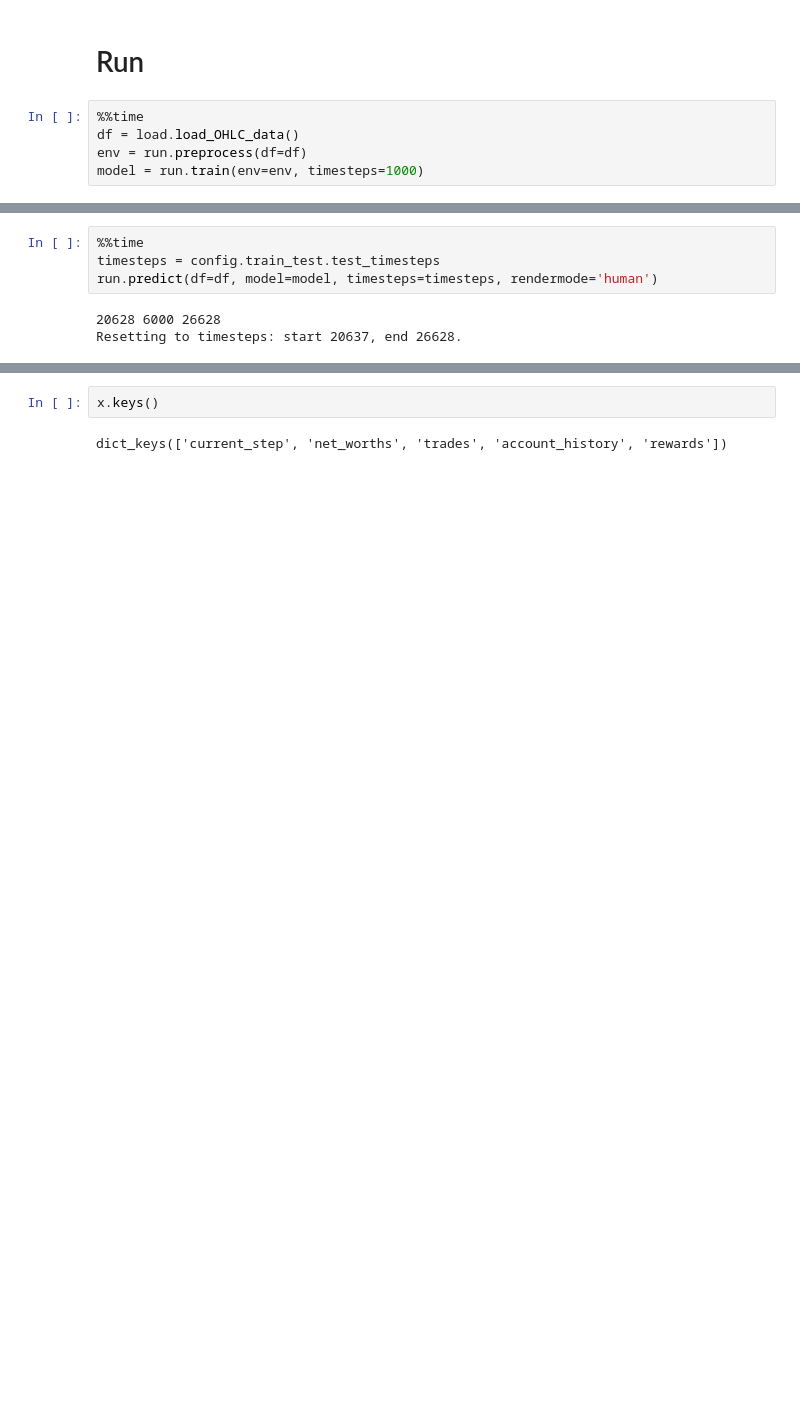
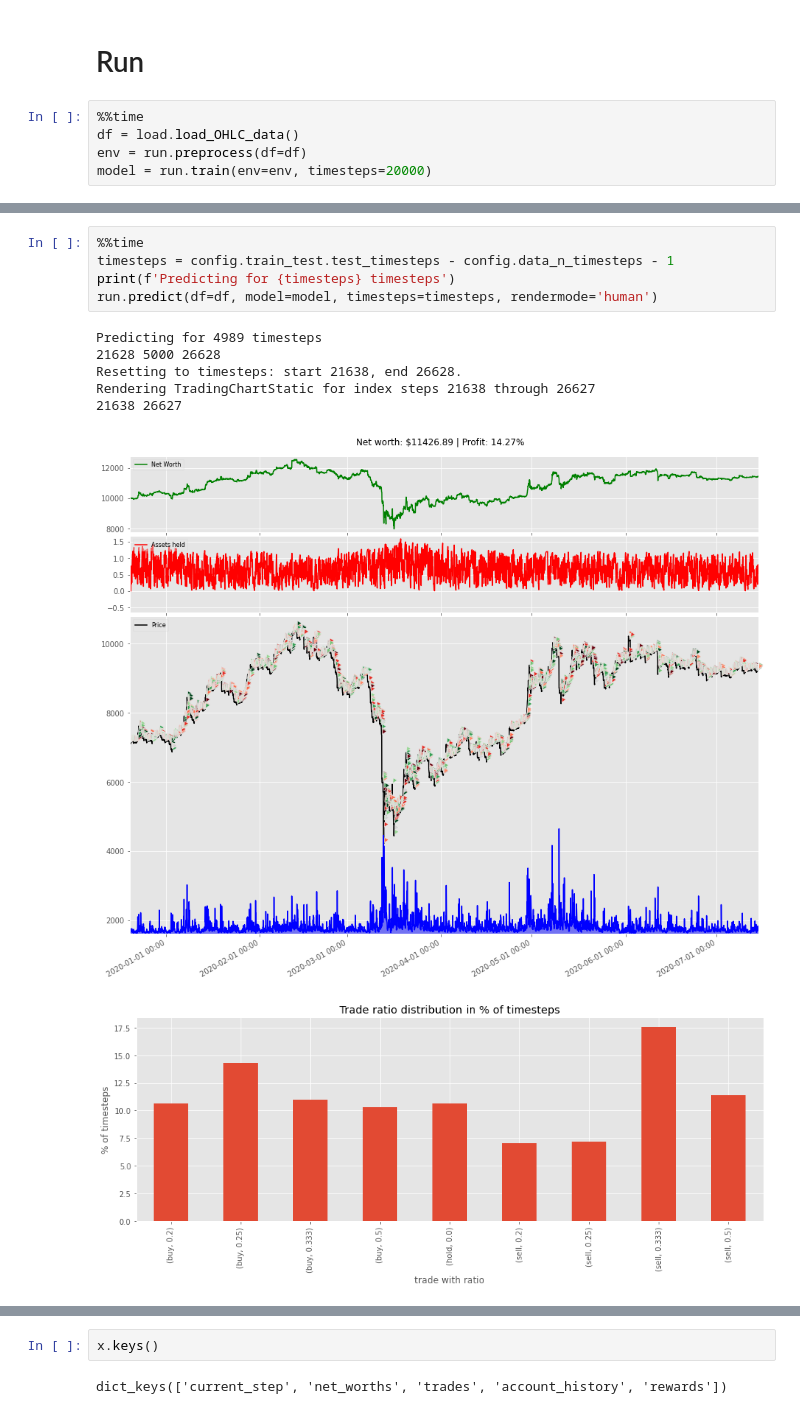
Before and after one commit to perjonasam/dunderbot, a Jupyter notebook: Playground.ipynb, the cells around one changed output, grey strips where cells are left out. Cells and saved outputs as stored; diff of their text form; blank space fills up the shorter version.

Commit message:
Finalized train-test implementation ᕕ( ᐛ )ᕗ

```diff
--- a/Playground.ipynb
+++ b/Playground.ipynb
@@ -65,5 +75,5 @@ config = get_config()
 %%time
 df = load.load_OHLC_data()
 env = run.preprocess(df=df)
-model = run.train(env=env, timesteps=1000)
+model = run.train(env=env, timesteps=20000)
 # %% [output]
@@ -87,7 +97,13 @@ Wall time: 8.88 s
 # %%
 %%time
-timesteps = config.train_test.test_timesteps
+timesteps = config.train_test.test_timesteps - config.data_n_timesteps - 1
+print(f'Predicting for {timesteps} timesteps')
 run.predict(df=df, model=model, timesteps=timesteps, rendermode='human')
 # %% [output]
-20628 6000 26628
-Resetting to timesteps: start 20637, end 26628.
+Predicting for 4989 timesteps
+21628 5000 26628
+Resetting to timesteps: start 21638, end 26628.
+Rendering TradingChartStatic for index steps 21638 through 26627
+21638 26627
+[figure, added]
+[figure, added]
```
Also changed, not shown: parts of 10 cells of this notebook, 5 other files.
